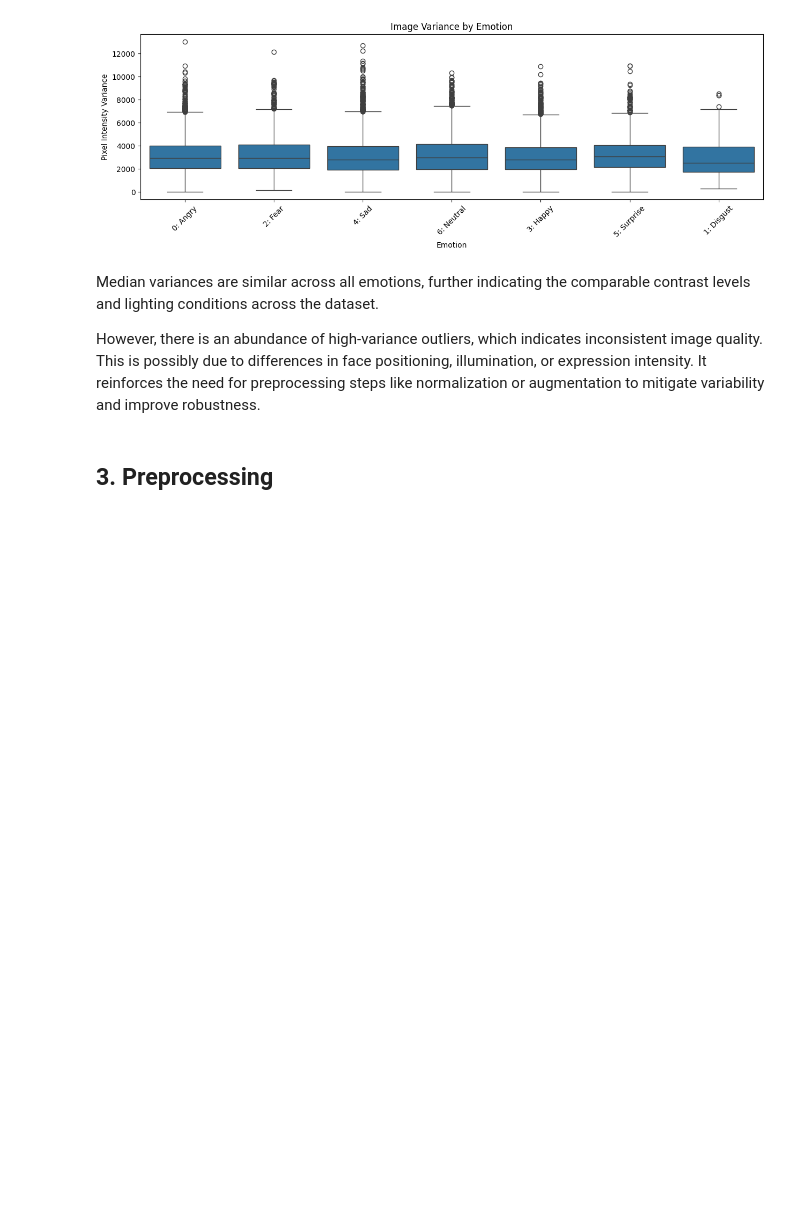
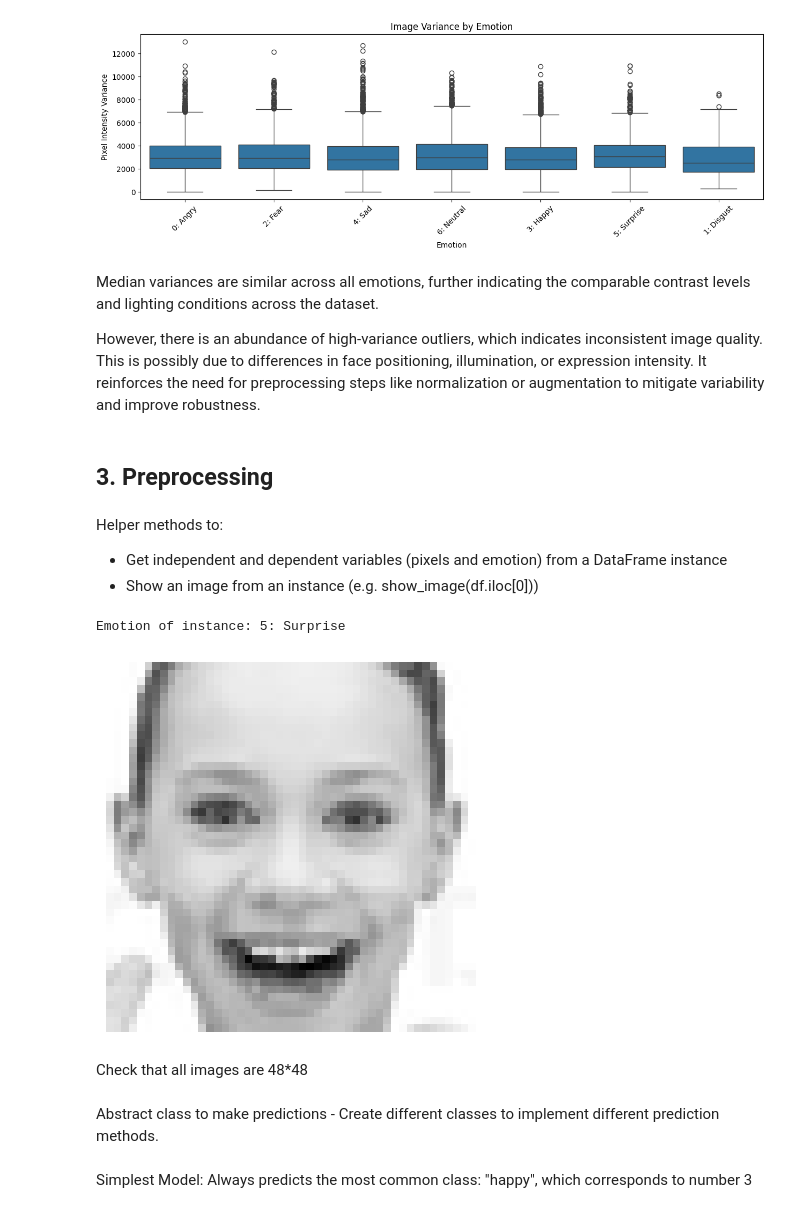
Before and after one commit to Pabloherreroo/Facial-Expression-Recognition_UsingML, a Jupyter notebook: group40_emotion_recognition.ipynb, the cells around one changed output. Cells and saved outputs as stored; diff of their text form; code cells hidden in the pictures; blank space fills up the shorter version.

```diff
--- a/group40_emotion_recognition.ipynb
+++ b/group40_emotion_recognition.ipynb
@@ -235,14 +236,36 @@ However, there is an abundance of high-variance outliers, which indicates incons
 It reinforces the need for preprocessing steps like normalization or augmentation to mitigate variability and improve robustness.
 # %% [markdown]
 ## 3. Preprocessing
+# %% [markdown]
+Helper methods to:
+- Get independent and dependent variables (pixels and emotion) from a DataFrame instance
+- Show an image from an instance (e.g. show_image(df.iloc[0]))
 # %%
+# Both methods handle both single rows and regular instances (df.iterrows() and df.iloc[])
+def get_pixels(instance):
+    pixels_str = instance["pixels"] if hasattr(instance, "pixels") else instance[1]["pixels"]
+    pixels = [int(number) for number in pixels_str.split(" ")]
+    return pixels
 
-def check_pixel_length(df):
-    for instance in df.iterrows():
-        pixels_str = instance[1]["pixels"]
-        pixels = [int(number) for number in pixels_str.split(" ")]
-        assert len(pixels) == 2304 # EACH IMAGE HAS 2304 PIXELS
+def get_emotion(instance):
+    return instance["emotion"] if hasattr(instance, "emotion") else instance[1]["emotion"]
 
-# Check pixel length for each dataset
-for df in [trai_df, vali_df, test_df]:
-    check_pixel_length(df)
+def show_image(instance):
+    pixels = get_pixels(instance)
+    image = np.array(pixels).reshape((48, 48))
+    plt.imshow(image, cmap='gray')
+    plt.axis('off')
+    plt.show()
+
+# TESTING
+n=10
+instance = df.iloc[n] # also works with df.iterrows()
+pixels = get_pixels(instance)
+emotion = get_emotion(instance)
+print(f"Emotion of instance: {emotion_labels[emotion]}")
+show_image(instance)
+# %% [output]
+Emotion of instance: 5: Surprise
+[figure, added]
+# %% [markdown]
+Check that all images are 48*48
@@ -248,0 +281,2 @@ for df in [trai_df, vali_df, test_df]:
+# %% [markdown]
+Abstract class to make predictions - Create different classes to implement different prediction methods.
@@ -248,0 +291,2 @@ for df in [trai_df, vali_df, test_df]:
+# %% [markdown]
+Simplest Model: Always predicts the most common class: "happy", which corresponds to number 3
```
Also changed, not shown: parts of 13 cells of this notebook.
